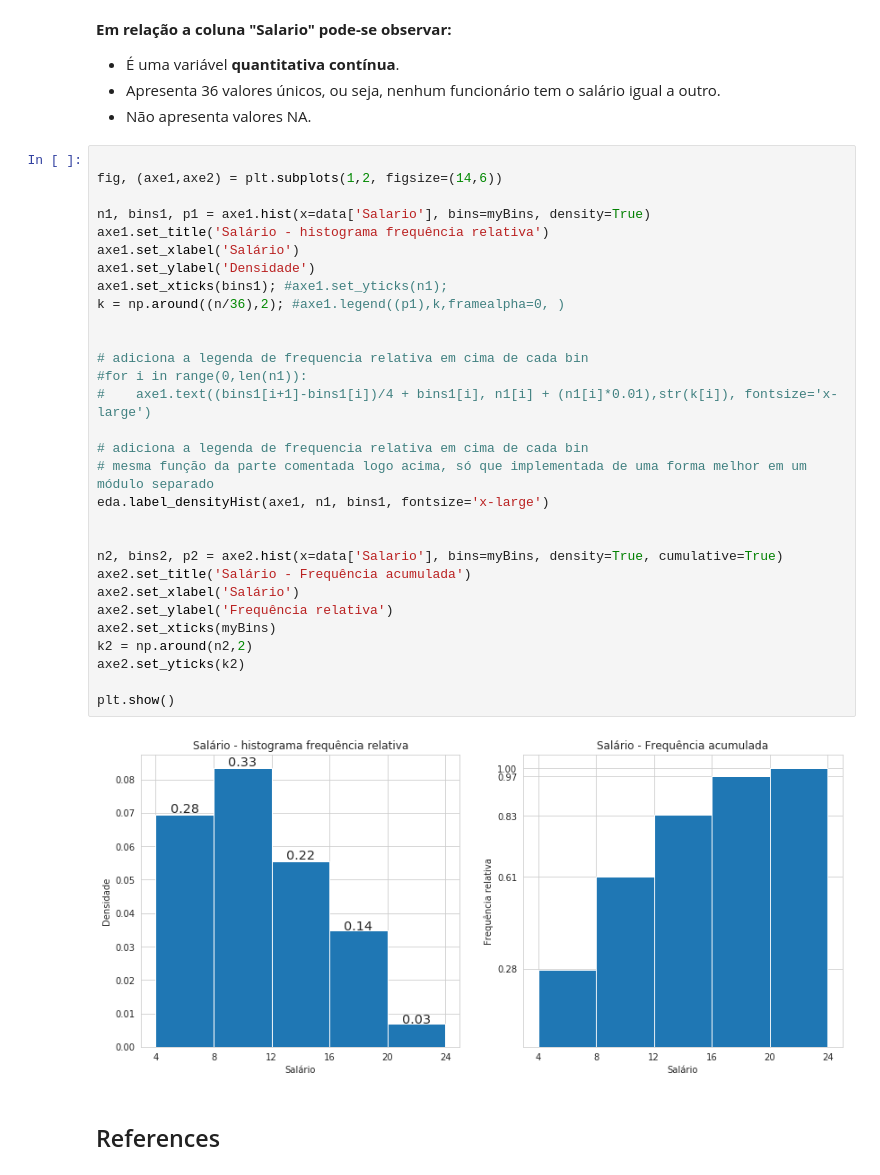
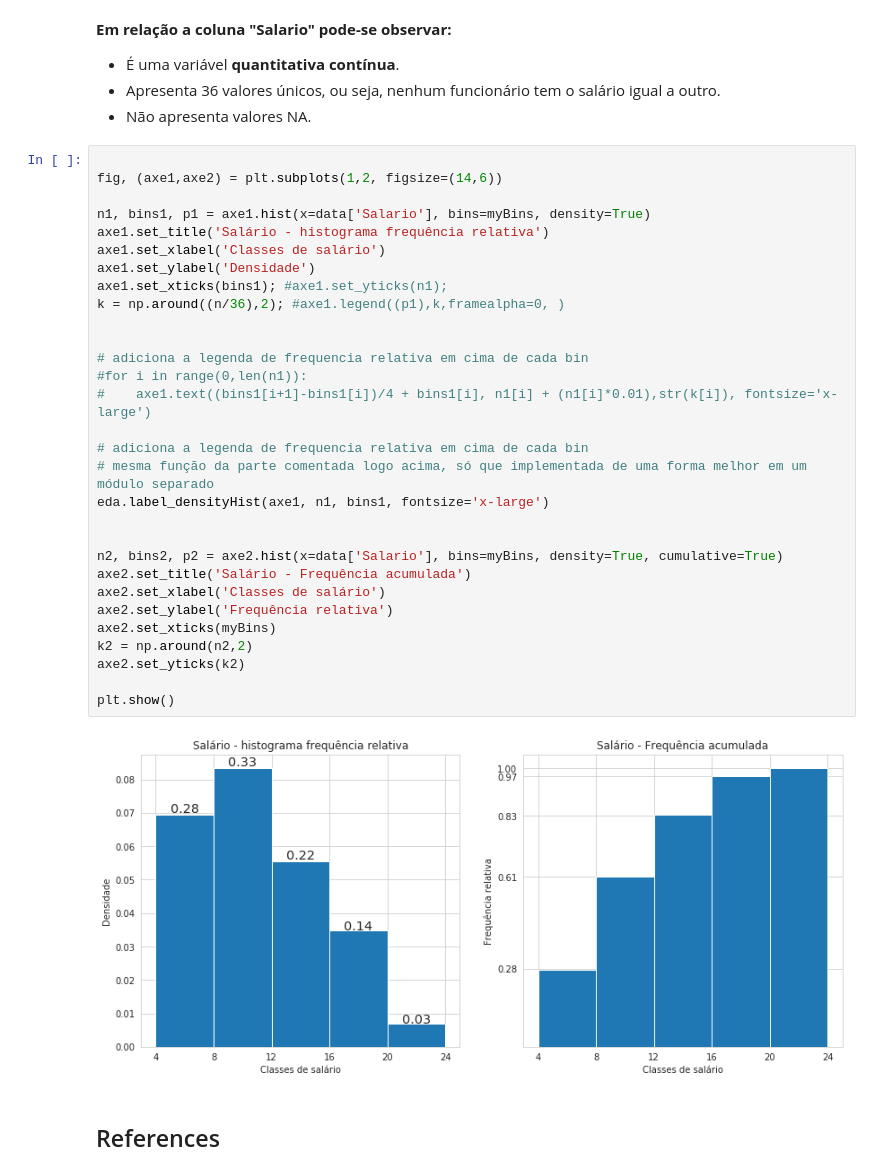
Before and after one commit to RobertGarciadSilva/python-notebooks, a Jupyter notebook: notebooks/some_EDA/eda_MILSA_01.ipynb, the cells around one changed output. Saved outputs shown, nothing was run; the diff lists cells and outputs as text.

```diff
--- a/notebooks/some_EDA/eda_MILSA_01.ipynb
+++ b/notebooks/some_EDA/eda_MILSA_01.ipynb
@@ -324,35 +324,35 @@ plt.show()
 # %%
 
 fig, (axe1,axe2) = plt.subplots(1,2, figsize=(14,6))
 
 n1, bins1, p1 = axe1.hist(x=data['Salario'], bins=myBins, density=True)
 axe1.set_title('Salário - histograma frequência relativa')
-axe1.set_xlabel('Salário')
+axe1.set_xlabel('Classes de salário')
 axe1.set_ylabel('Densidade')
 axe1.set_xticks(bins1); #axe1.set_yticks(n1);
 k = np.around((n/36),2); #axe1.legend((p1),k,framealpha=0, )
 
 
 # adiciona a legenda de frequencia relativa em cima de cada bin
 #for i in range(0,len(n1)):
 #    axe1.text((bins1[i+1]-bins1[i])/4 + bins1[i], n1[i] + (n1[i]*0.01),str(k[i]), fontsize='x-large')
 
 # adiciona a legenda de frequencia relativa em cima de cada bin
 # mesma função da parte comentada logo acima, só que implementada de uma forma melhor em um módulo separado
 eda.label_densityHist(axe1, n1, bins1, fontsize='x-large')
 
 
 n2, bins2, p2 = axe2.hist(x=data['Salario'], bins=myBins, density=True, cumulative=True)
 axe2.set_title('Salário - Frequência acumulada')
-axe2.set_xlabel('Salário')
+axe2.set_xlabel('Classes de salário')
 axe2.set_ylabel('Frequência relativa')
 axe2.set_xticks(myBins)
 k2 = np.around(n2,2)
 axe2.set_yticks(k2)
 
 plt.show()
 # %% [output]
-[figure, old version]
+[figure, new version]
 # %% [markdown]
 ## References
 # %% [markdown]
```
Also changed, not shown: 3 other files.
